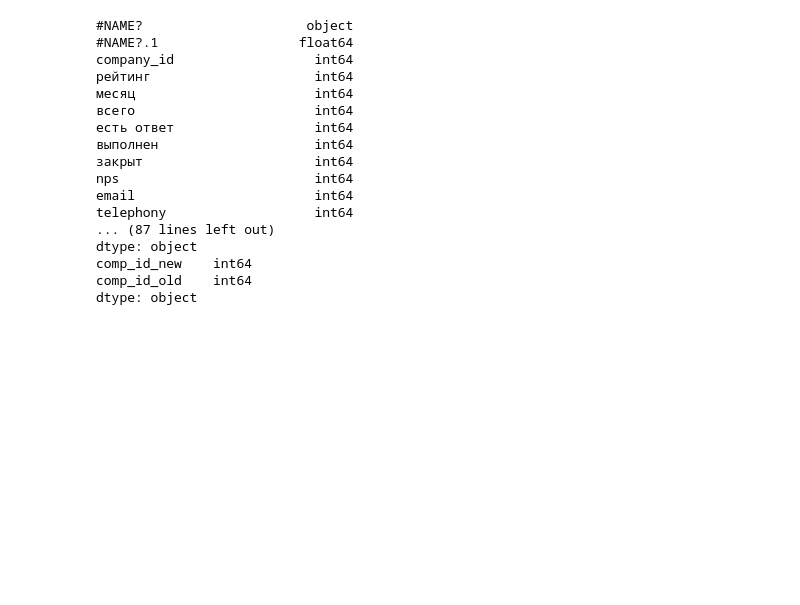
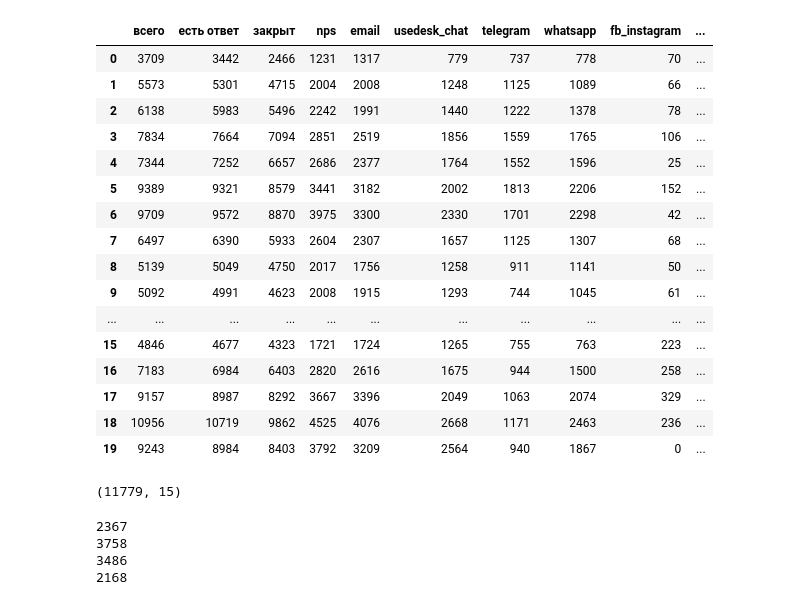
Before and after one commit to Untick/Usedesk, a Jupyter notebook: Lapkov Anatoly/a_lapkov_usedesk_ru.ipynb, the cells around one changed output. Drawn from its saved outputs; the diff is of its cells as text; code cells hidden in the pictures; blank space fills up the shorter version.

```diff
--- a/Lapkov Anatoly/a_lapkov_usedesk_ru.ipynb
+++ b/Lapkov Anatoly/a_lapkov_usedesk_ru.ipynb
@@ -40,3 +68,5 @@ download_file_from_google_drive(FILE_2_ID, FILE_2_NAME)
 # %%
 file_1_data = pd.read_excel(FILE_1_NAME)
+file_1_data.drop(columns = [file_1_data.columns[0], file_1_data.columns[1]], axis = 1, inplace = True)
 file_2_data, file_2_links = pd.read_excel(FILE_2_NAME, sheet_name = [0, 2]).values()
+file_2_data.drop(columns = file_2_data.columns[0], axis = 1, inplace = True)
@@ -87,22 +73,50 @@ display(file_2_links)
-# %%
-print(file_1_data.dtypes)
-print(file_2_data.dtypes)
-print(file_2_links.dtypes)
-# %% [output]
-#NAME?                     object
-#NAME?.1                  float64
-company_id                  int64
-рейтинг                     int64
-месяц                       int64
-всего                       int64
-есть ответ                  int64
-выполнен                    int64
-закрыт                      int64
-nps                         int64
-email                       int64
-telephony                   int64
-... (87 lines left out)
-dtype: object
-comp_id_new    int64
-comp_id_old    int64
-dtype: object
+# %%
+corr_wodate_abs = file_2_data.drop('дата', axis = 1).corr().abs()
+corr_high = corr_wodate_abs[(corr_wodate_abs['рейтинг'] < 1.) & (corr_wodate_abs['рейтинг'] >= 0.06)]
+# display(corr_wodate_abs.sort_values('рейтинг', ascending = False).head(10))
+corr_cols = corr_high.index.to_list()
+# display(corr_cols)
+# display(len(corr_cols))
+corr_data = file_2_data[corr_cols]
+display(corr_data.head(20))
+# %% [output]
+|  | всего | есть ответ | закрыт | nps | email | usedesk_chat | telegram | whatsapp | fb_instagram | ... |
+| 0 | 3709 | 3442 | 2466 | 1231 | 1317 | 779 | 737 | 778 | 70 | ... |
+| 1 | 5573 | 5301 | 4715 | 2004 | 2008 | 1248 | 1125 | 1089 | 66 | ... |
+| 2 | 6138 | 5983 | 5496 | 2242 | 1991 | 1440 | 1222 | 1378 | 78 | ... |
+| 3 | 7834 | 7664 | 7094 | 2851 | 2519 | 1856 | 1559 | 1765 | 106 | ... |
+| 4 | 7344 | 7252 | 6657 | 2686 | 2377 | 1764 | 1552 | 1596 | 25 | ... |
+| 5 | 9389 | 9321 | 8579 | 3441 | 3182 | 2002 | 1813 | 2206 | 152 | ... |
+| 6 | 9709 | 9572 | 8870 | 3975 | 3300 | 2330 | 1701 | 2298 | 42 | ... |
+| 7 | 6497 | 6390 | 5933 | 2604 | 2307 | 1657 | 1125 | 1307 | 68 | ... |
+| 8 | 5139 | 5049 | 4750 | 2017 | 1756 | 1258 | 911 | 1141 | 50 | ... |
+| 9 | 5092 | 4991 | 4623 | 2008 | 1915 | 1293 | 744 | 1045 | 61 | ... |
+| ... | ... | ... | ... | ... | ... | ... | ... | ... | ... | ... |
+| 15 | 4846 | 4677 | 4323 | 1721 | 1724 | 1265 | 755 | 763 | 223 | ... |
+| 16 | 7183 | 6984 | 6403 | 2820 | 2616 | 1675 | 944 | 1500 | 258 | ... |
+| 17 | 9157 | 8987 | 8292 | 3667 | 3396 | 2049 | 1063 | 2074 | 329 | ... |
+| 18 | 10956 | 10719 | 9862 | 4525 | 4076 | 2668 | 1171 | 2463 | 236 | ... |
+| 19 | 9243 | 8984 | 8403 | 3792 | 3209 | 2564 | 940 | 1867 | 0 | ... |
+# %%
+scalers = {}
+x_data_scaled = pd.DataFrame(columns = corr_cols)
+hs = []
+for col in corr_cols:
+    a = file_2_data[col].to_numpy().reshape(-1, 1)
+    scalers[col] = MinMaxScaler()
+    scalers[col].fit(a)
+    hs.append(scalers[col].transform(a))
+x_data = np.hstack(hs)
+
+x_data.shape
+# %% [output]
+(11779, 15)
+# %%
+df = pd.DataFrame(x_data)
+for i in range(4):
+    print(len(df[file_2_data['рейтинг'] == i]))
+# %% [output]
+2367
+3758
+3486
+2168
```
Also changed, not shown: parts of 16 cells of this notebook, 1 other file.
